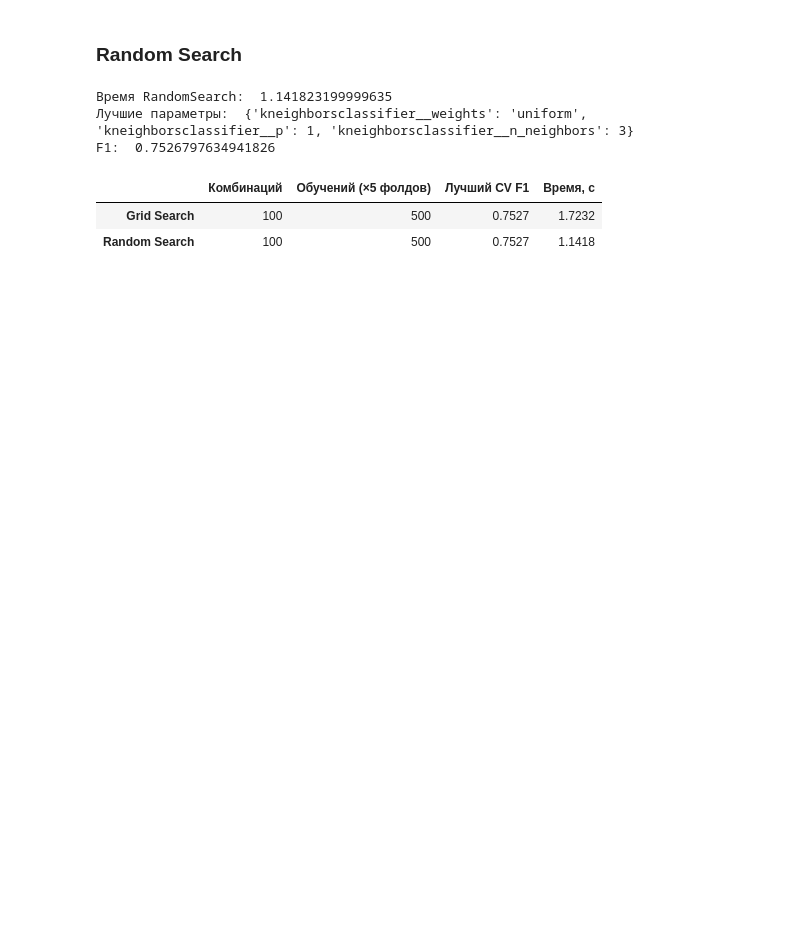
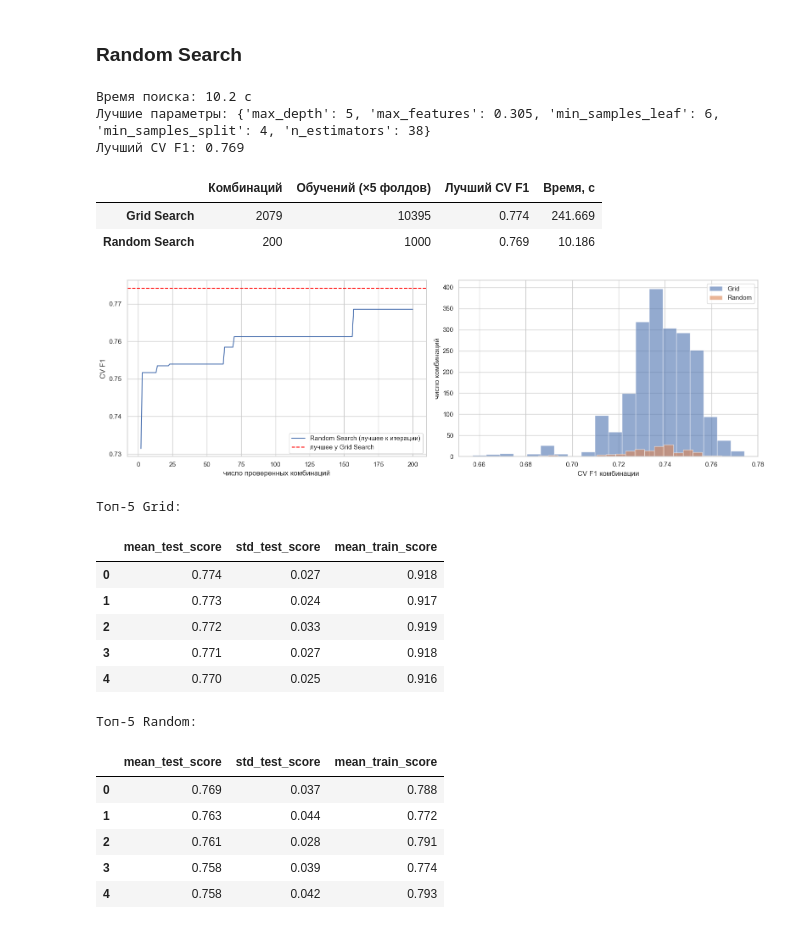
Before and after one commit to dalginichev1/ml_course_mai, a Jupyter notebook: hyperparameters/lab3.ipynb, the cells around one changed output. Saved outputs shown, nothing was run; the diff lists cells and outputs as text; code cells hidden in the pictures; blank space fills up the shorter version.

Commit message:
Поменял KNN на RandomForest

```diff
--- a/hyperparameters/lab3.ipynb
+++ b/hyperparameters/lab3.ipynb
@@ -113,28 +125,77 @@ F1:  0.7526797634941826
 # %% [markdown]
 ### Random Search
 # %%
-rand_search = RandomizedSearchCV(knn_search, param_grid, n_iter=n_grid, cv=cv, n_jobs=-1, random_state=RANDOM_STATE, scoring="f1")
+from scipy.stats import uniform, randint
+from sklearn.model_selection import RandomizedSearchCV
 
+param_rand = {
+    P + "n_estimators": randint(20, 100),
+    P + "max_depth": randint(2, 8),
+    P + "min_samples_split": randint(1, 10),
+    P + "min_samples_leaf": randint(1, 10),
+    P + "max_features": uniform(0.1, 1.0)
+}
+
+n_iter = 200
+
+rand_search = RandomizedSearchCV(baseline, param_distributions=param_rand, n_iter=n_iter, cv=cv, scoring="f1", n_jobs=-1, random_state=RANDOM_STATE, return_train_score=True)
 t0 = time.perf_counter()
 rand_search.fit(X_train, y_train)
 rand_time = time.perf_counter() - t0
 
-print("Время RandomSearch: ", rand_time)
-print("Лучшие параметры: ", rand_search.best_params_)
-print("F1: ", rand_search.best_score_)
+print(f"Время поиска: {rand_time:.1f} c")
+print("Лучшие параметры:", {k.replace(P, ""): clean(v) for k, v in rand_search.best_params_.items()})
+print(f"Лучший CV F1: {rand_search.best_score_:.3f}")
 # %% [output]
-Время RandomSearch:  1.141823199999635
-Лучшие параметры:  {'kneighborsclassifier__weights': 'uniform', 'kneighborsclassifier__p': 1, 'kneighborsclassifier__n_neighbors': 3}
-F1:  0.7526797634941826
+Время поиска: 10.2 c
+Лучшие параметры: {'max_depth': 5, 'max_features': 0.305, 'min_samples_leaf': 6, 'min_samples_split': 4, 'n_estimators': 38}
+Лучший CV F1: 0.769
 # %%
 summary = pd.DataFrame({
-    "Комбинаций": [n_grid, len(rand_search.cv_results_["params"])],
-    "Обучений (×5 фолдов)": [n_grid * 5, n_grid * 5],
+    "Комбинаций": [n_grid, n_iter],
+    "Обучений (×5 фолдов)": [n_grid * 5, n_iter * 5],
     "Лучший CV F1": [grid.best_score_, rand_search.best_score_],
     "Время, с": [grid_time, rand_time],
-}, index=["Grid Search", "Random Search"]).round(4)
-summary
+}, index=["Grid Search", "Random Search"])
+display(summary.round(3))
+
+fig, axes = plt.subplots(1, 2, figsize=(16, 5))
+r = pd.DataFrame(rand_search.cv_results_)
+axes[0].plot(np.arange(1, n_iter + 1), r["mean_test_score"].cummax().ffill(), label="Random Search (лучшее к итерации)")
+axes[0].axhline(grid.best_score_, color="red", ls="--", label="лучшее у Grid Search")
+axes[0].set_xlabel("число проверенных комбинаций")
+axes[0].set_ylabel("CV F1")
+axes[0].legend()
+
+axes[1].hist(pd.DataFrame(grid.cv_results_)["mean_test_score"], bins=20, alpha=0.6, label="Grid")
+axes[1].hist(r["mean_test_score"], bins=20, alpha=0.6, label="Random")
+axes[1].set_xlabel("CV F1 комбинации")
+axes[1].set_ylabel("число комбинаций")
+axes[1].legend()
+plt.tight_layout()
+plt.show()
+
+for name, s in [("Grid", grid), ("Random", rand_search)]:
+    cols = ["mean_test_score", "std_test_score", "mean_train_score"]
+    top = pd.DataFrame(s.cv_results_).sort_values("mean_test_score", ascending=False).head(5)
+    print(f"Топ-5 {name}:")
+    display(top[cols].round(3).reset_index(drop=True))
 # %% [output]
 |  | Комбинаций | Обучений (×5 фолдов) | Лучший CV F1 | Время, с |
-| Grid Search | 100 | 500 | 0.7527 | 1.7232 |
-| Random Search | 100 | 500 | 0.7527 | 1.1418 |
+| Grid Search | 2079 | 10395 | 0.774 | 241.669 |
+| Random Search | 200 | 1000 | 0.769 | 10.186 |
+[figure, added]
+Топ-5 Grid:
+|  | mean_test_score | std_test_score | mean_train_score |
+| 0 | 0.774 | 0.027 | 0.918 |
+| 1 | 0.773 | 0.024 | 0.917 |
+| 2 | 0.772 | 0.033 | 0.919 |
+| 3 | 0.771 | 0.027 | 0.918 |
+| 4 | 0.770 | 0.025 | 0.916 |
+Топ-5 Random:
+|  | mean_test_score | std_test_score | mean_train_score |
+| 0 | 0.769 | 0.037 | 0.788 |
+| 1 | 0.763 | 0.044 | 0.772 |
+| 2 | 0.761 | 0.028 | 0.791 |
+| 3 | 0.758 | 0.039 | 0.774 |
+| 4 | 0.758 | 0.042 | 0.793 |
```
Also changed, not shown: parts of 11 cells of this notebook, 1 other file.
